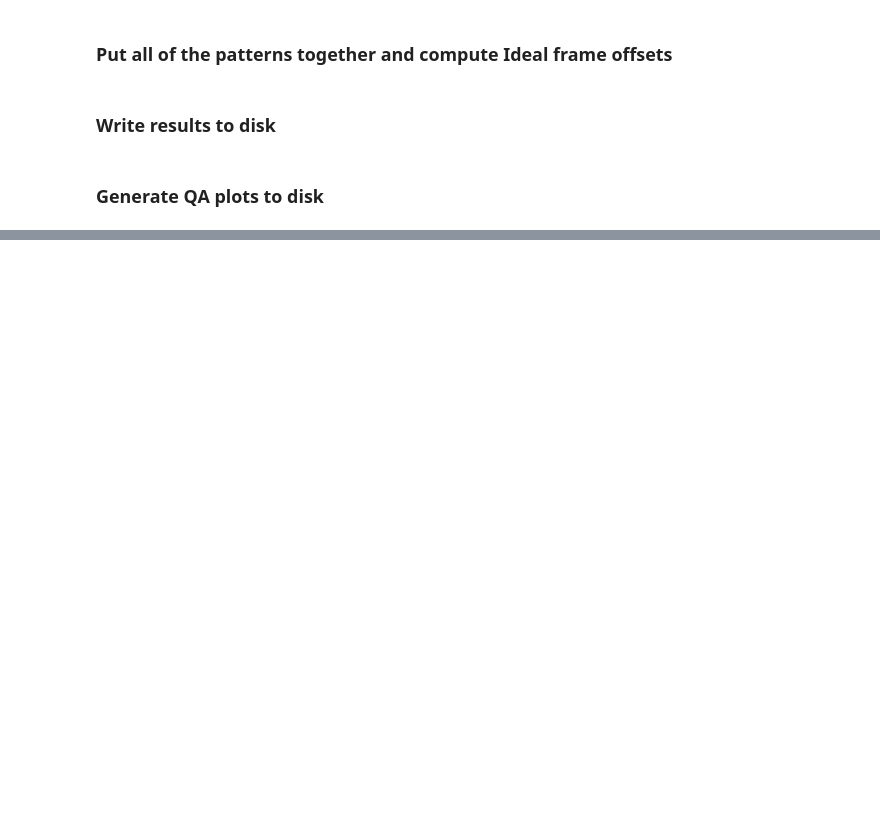
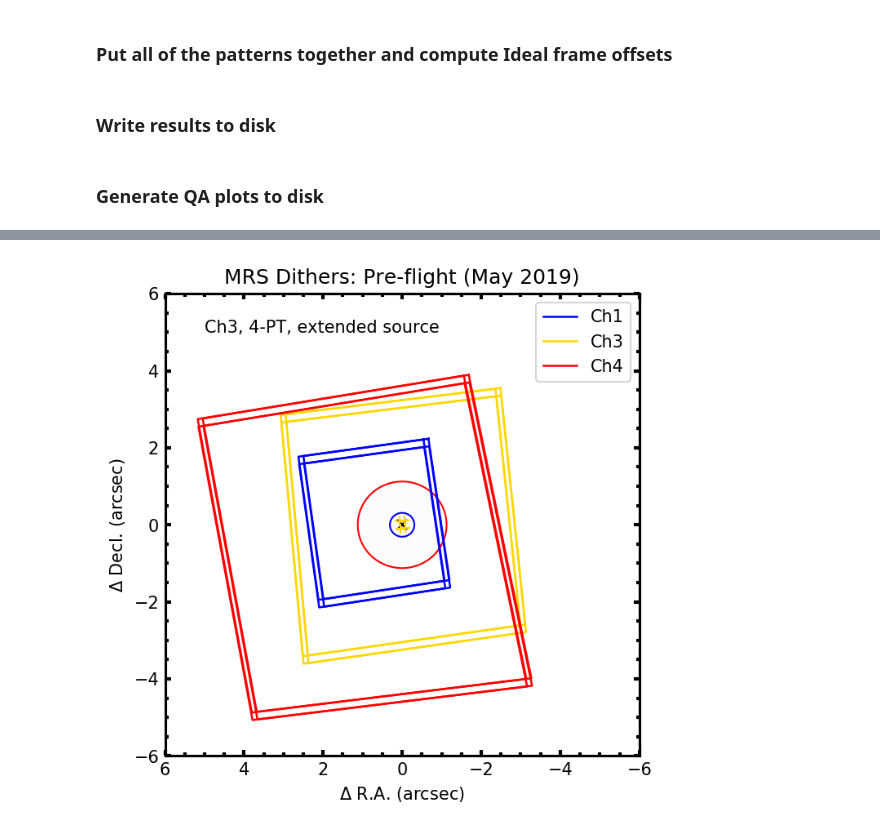
Before and after one commit to STScI-MIRI/miricoord, a Jupyter notebook: miricoord/mrs/makedither/makedither_mrs.ipynb, the cells around one changed output, grey strips where cells are left out. Drawn from its saved outputs; the diff is of its cells as text; code cells hidden in the pictures; blank space fills up the shorter version.

```diff
--- a/miricoord/mrs/makedither/makedither_mrs.ipynb
+++ b/miricoord/mrs/makedither/makedither_mrs.ipynb
@@ -300,0 +305,4 @@ mrsd.qaplot_ext2ch3(v2_all,v3_all,dx_all,dy_all)
+# %%
+mrsd.qaplot_ext4ch3(v2_all,v3_all,dx_all,dy_all)
+# %% [output]
+[figure, added]
```
Also changed, not shown: parts of 12 cells of this notebook, 1 other file.
